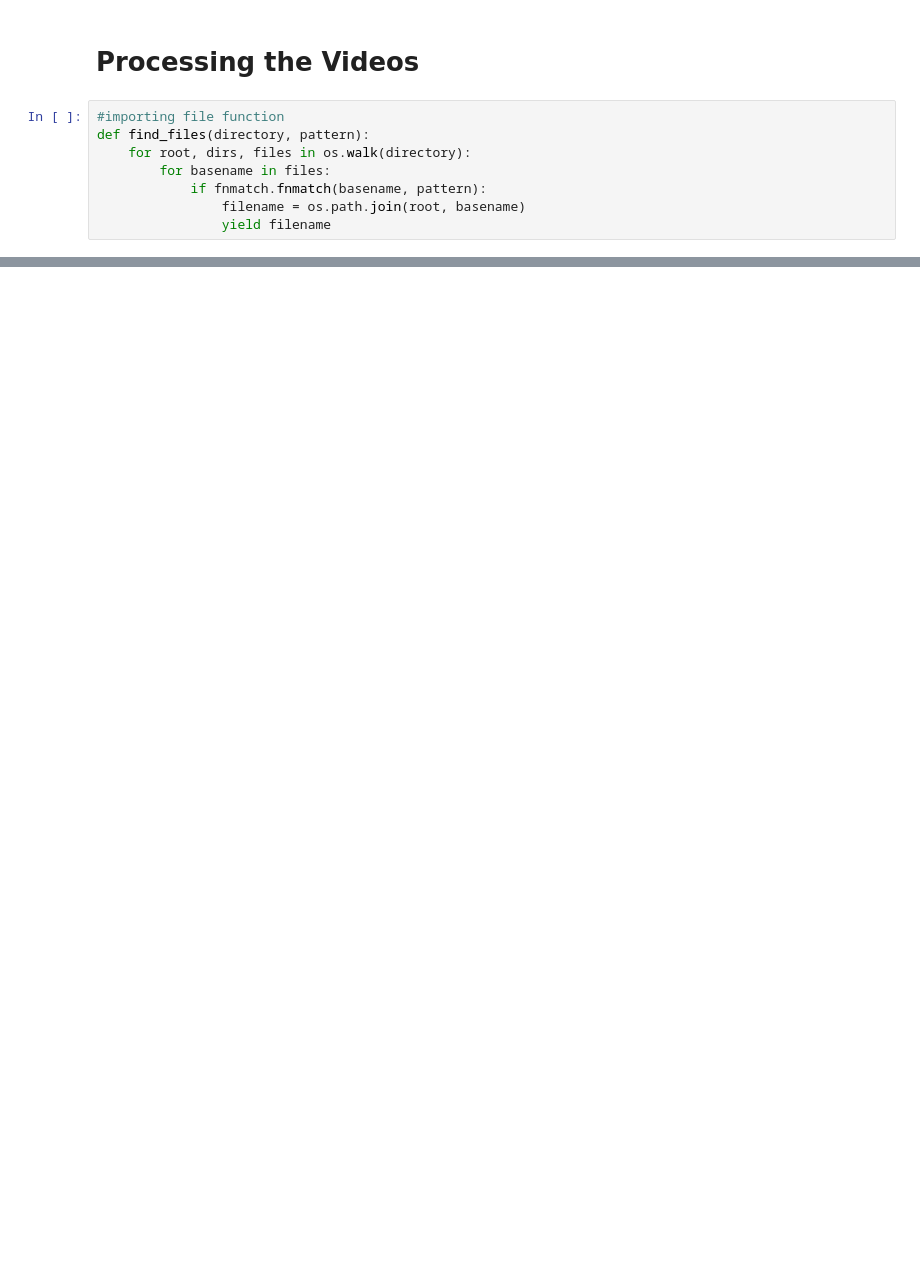
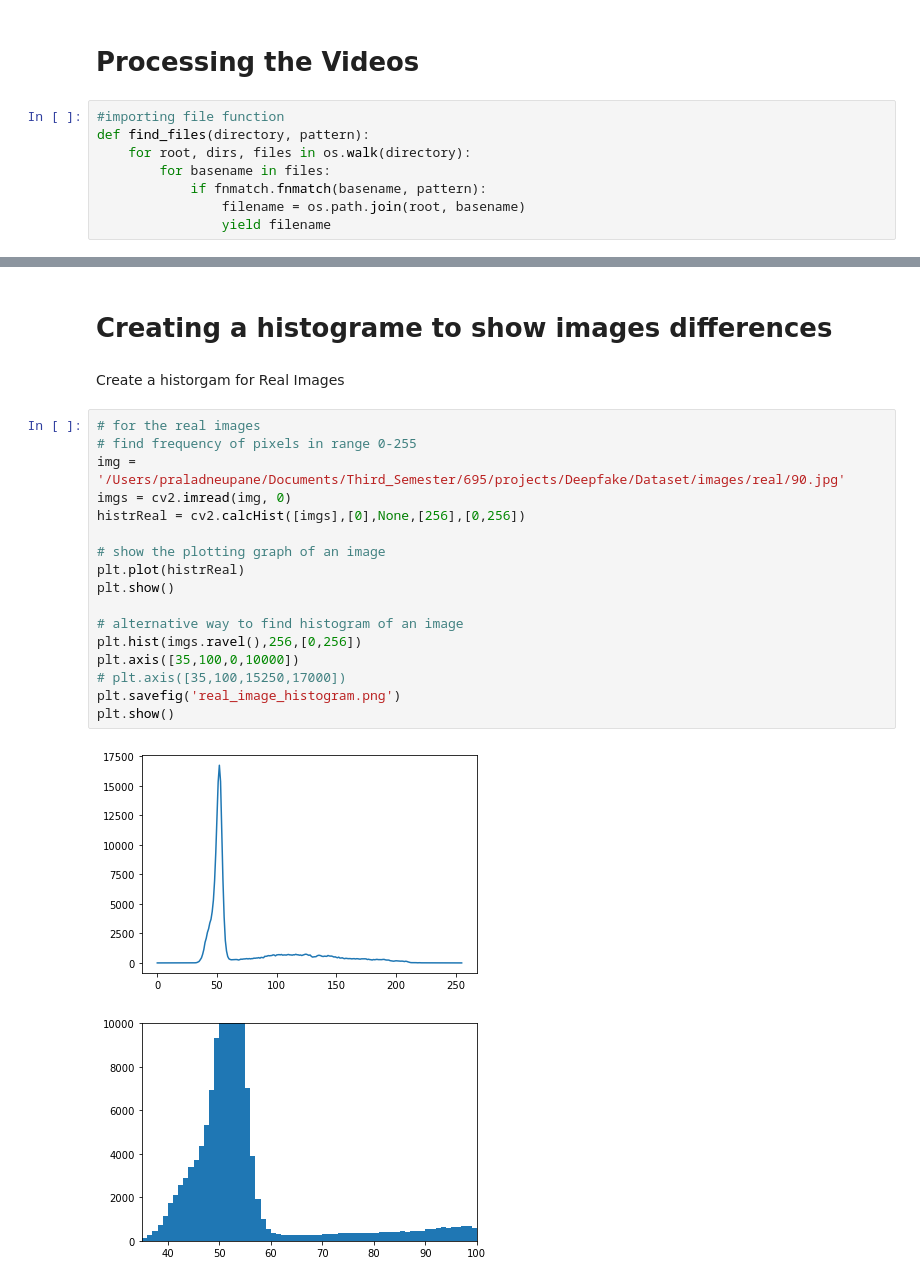
Before and after one commit to parlad/DeepfakeWithOpenCV, a Jupyter notebook: processing_the_videos.ipynb, the cells around one changed output, grey strips where cells are left out. Saved outputs shown, nothing was run; the diff lists cells and outputs as text; blank space fills up the shorter version.

Commit message:
made change in plot

```diff
--- a/processing_the_videos.ipynb
+++ b/processing_the_videos.ipynb
@@ -78,0 +76,24 @@ extract_multiple_videos(file_name)
+# %% [markdown]
+# Creating a histograme to show images differences
+# %% [markdown]
+Create a historgam for Real Images
+# %%
+# for the real images
+# find frequency of pixels in range 0-255
+img = '/Users/praladneupane/Documents/Third_Semester/695/projects/Deepfake/Dataset/images/real/90.jpg'
+imgs = cv2.imread(img, 0)
+histrReal = cv2.calcHist([imgs],[0],None,[256],[0,256])
+
+# show the plotting graph of an image
+plt.plot(histrReal)
+plt.show()
+
+# alternative way to find histogram of an image
+plt.hist(imgs.ravel(),256,[0,256])
+plt.axis([35,100,0,10000])
+# plt.axis([35,100,15250,17000])
+plt.savefig('real_image_histogram.png')
+plt.show()
+# %% [output]
+[figure, added]
+[figure, added]
```
Also changed, not shown: parts of 19 cells of this notebook.
